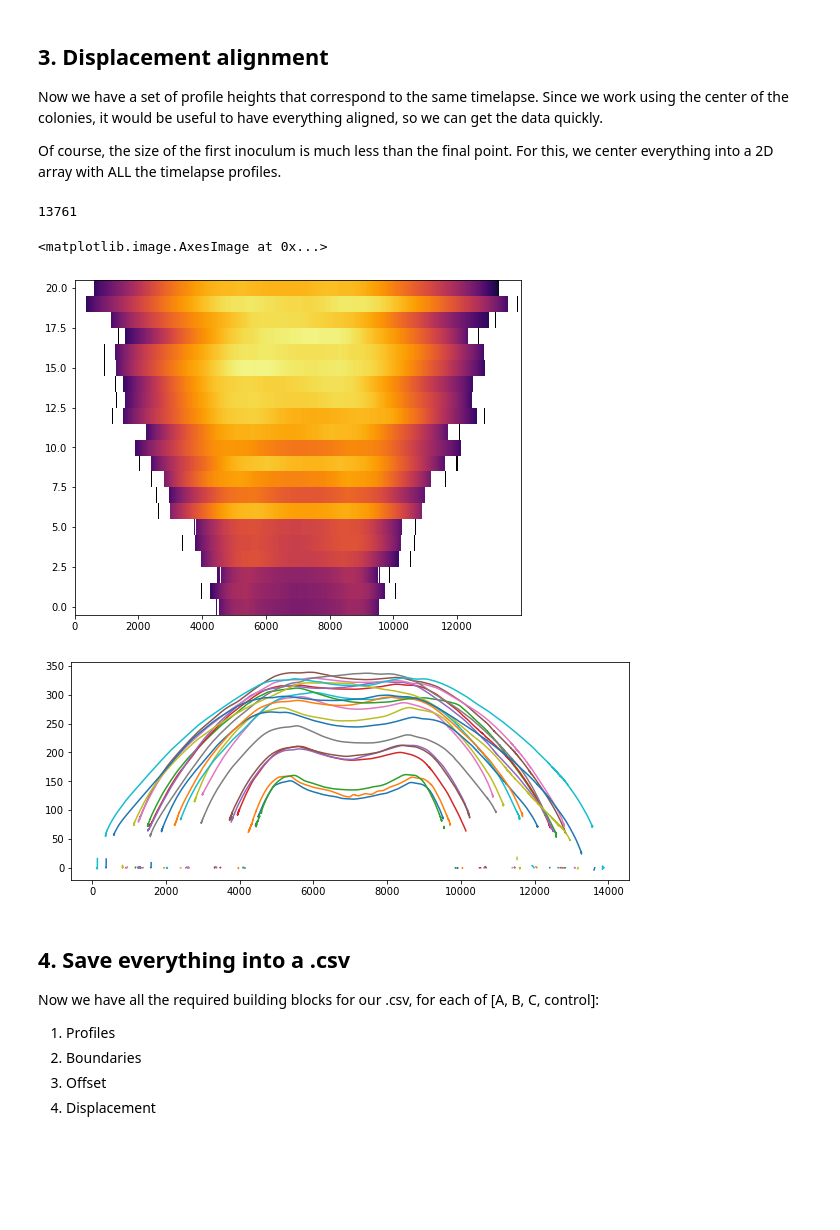
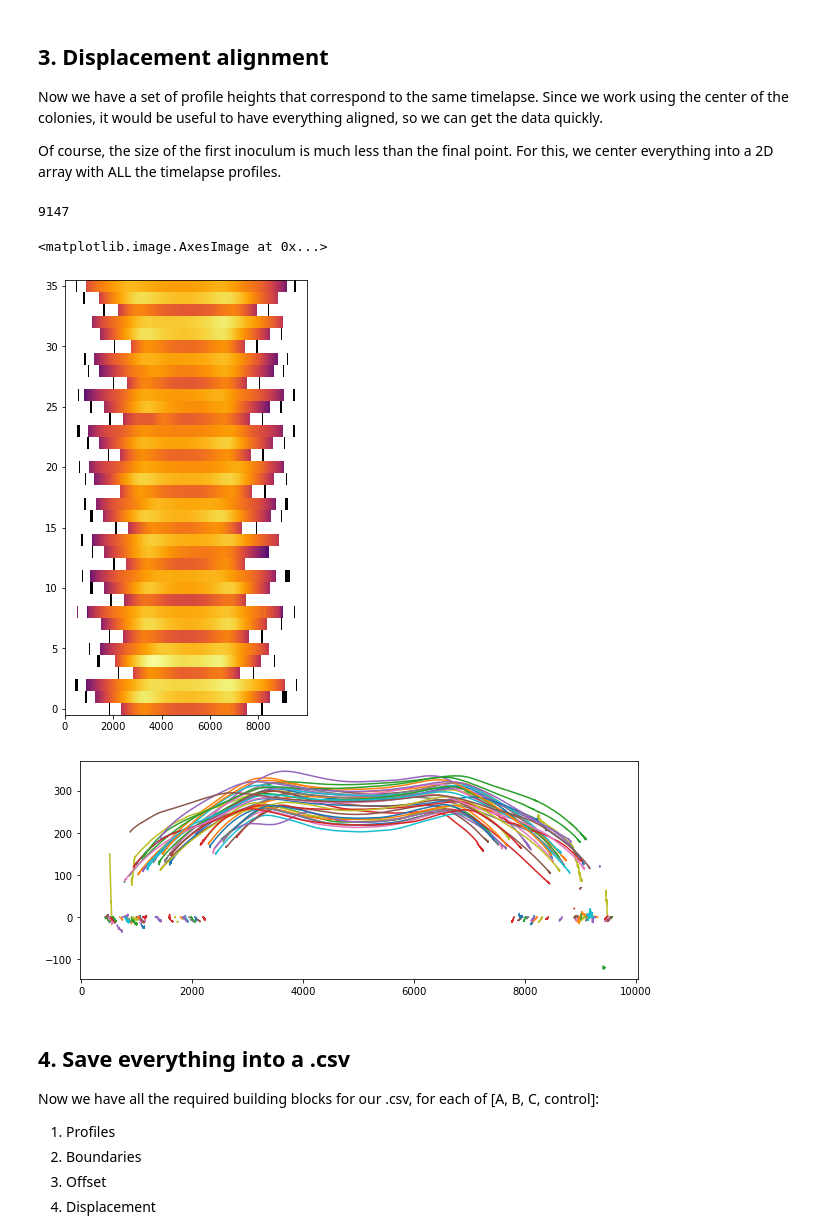
Before and after one commit to pbravoc/biofilm_surface_growth, a Jupyter notebook: data/longtime_clean.ipynb, the cells around one changed output. Drawn from its saved outputs; the diff is of its cells as text; code cells hidden in the pictures; blank space fills up the shorter version.

```diff
--- a/data/longtime_clean.ipynb
+++ b/data/longtime_clean.ipynb
@@ -123,17 +123,18 @@ def shift(n_s, f):
 # %%
 # Load TIMELAPSE files and get times
 
-folder = "/run/media/pablo/T7/Documents/Research/Biofilms/Data/Interferometry/additional_data/Long growth/2022-04-15_longtime/"
+folder = "/run/media/pablo/T7/Documents/Research/Biofilms/Data/Interferometry/additional_data/Column growth/2022-05-06_columns/"
 files = glob(folder+"Raw/*.datx")                                           # Folder with all the .datx
 files.sort()
-files_split = [files[0:21], files[21:42], files[42:63]]
-tstart = 1650073000.0
-times = np.zeros([3, 21])
+files_split = [files[0:21], files[21:42], files[42:63]]     # Long growth
+files_split = [files[0:36], files[36:72]]
+tstart = 1651873000.0
+times = np.zeros([2, 36])
 n = 21
-C = np.zeros([21, 2])
-offsets = np.zeros([21,2])
-for i in range(3):
-    for j in range(21):
+C = np.zeros([36, 2])
+offsets = np.zeros([36,2])
+for i in range(2):
+    for j in range(36):
         times[i,j] = (os.path.getmtime(files_split[i][j])-tstart)/3600
 print(times)
 np.save(folder+"Clean/times.npy", times)
@@ -164,11 +170,11 @@ Then, we loop over the indivdual profiles `i` while also plotting the previous `
 # %%
 # Load the timelapse here with j
 first_pass = []
-j = 2                                     # Which of the replicates we'll be working on
-for i in range(n):
+j = 1                                     # Which of the replicates we'll be working on
+for i in range(36):
     s = getcleansurf(get_data(files_split[j][i])[0])# Load profiles as a 1-D array
     first_pass.append(s)
-    lim_edge = 50
+    lim_edge = 150
     l, r = find_edge(s,lim_edge)                      # Here, 15 is the detection threshold
     C[i] = np.array([l,r])
     print(i, end="\r")
@@ -198,7 +204,7 @@ This is the slowest part, since it involves looking at 3 consecutive profiles, a
 While some particular timepoints are off just because of small miscalculations in finding the edges, more prevalent issues may arise when the actual biofilm-lb border goes out of focus in either the in or out of plane direction. This will lead to a few consecutive offsets in the same side of the sample.
 # %%
 ##
-i = 69
+i = 34
 #offsets[0,1] += 0.5
 offsets[i,0] += 0.0
 offsets[i,1] += 0.0
@@ -222,7 +230,8 @@ dnames = [folder+"Clean/displacement_A.npy", folder+"Clean/displacement_B.npy",
 
 
 # For timelapses
-j = 2                                          # Which of the replicates we'll be working on
+j = 0                                          # Which of the replicates we'll be working on
+n = 36
 offsets = np.load(offnames[j])
 C = np.load(Cnames[j]).astype(int)
 data = []                                 # We'll do a naive detection of the edges
@@ -234,33 +243,33 @@ for i in range(n):
 S = np.array([len(x) for x in data])
 np.max(S)
 # %% [output]
-13761
+9147
 # %%
-L = 14000
+L = 10000
 IMG = np.zeros([len(data), L])
 IMG[:] = np.nan
 
 start = (L-S)/2
 start = start.astype(int)
 #shift(47, 25)
 #shift(80, 70)
 #shift(90, 40)
 #start[64] += 1200
 #start[65] += 2600
 #start[66] += 2600
 
 for i in range(len(data)):
     IMG[i, start[i]:len(data[i])+start[i]] = data[i]
 plt.figure(figsize=(8,8))
 plt.imshow(IMG, aspect=500, clim=(0, 350), origin="lower", cmap="inferno", interpolation="none")
 # %% [output]
 <matplotlib.image.AxesImage at 0x...>
-[figure, old version]
+[figure, new version]
 # %%
 k = 0
-k_sp = 21
+k_sp = 36
 plt.figure(figsize=(10, 4))
 plt.plot(np.transpose(IMG[k:k+k_sp,:]));
 # %% [output]
-[figure, old version]
+[figure, new version]
 # %%
```
Also changed, not shown: parts of 15 cells of this notebook, 26 other files.
